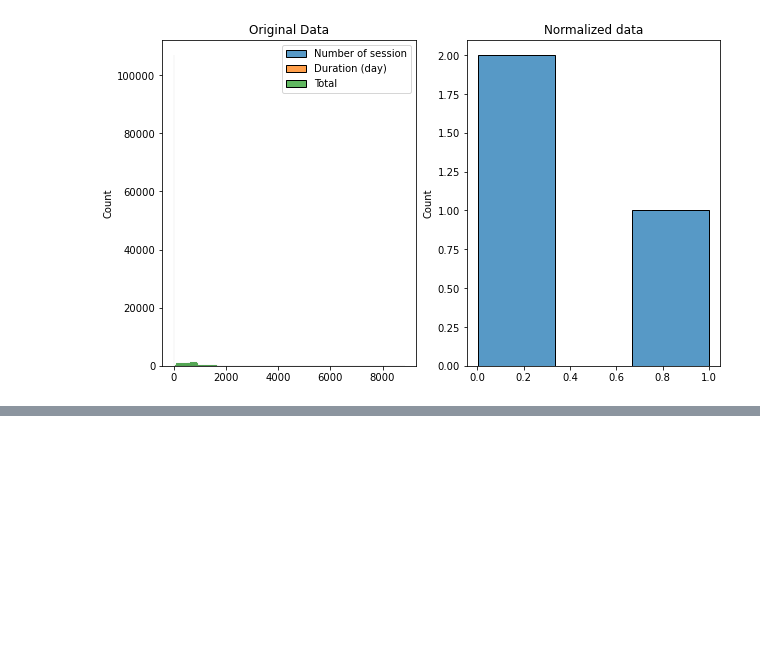
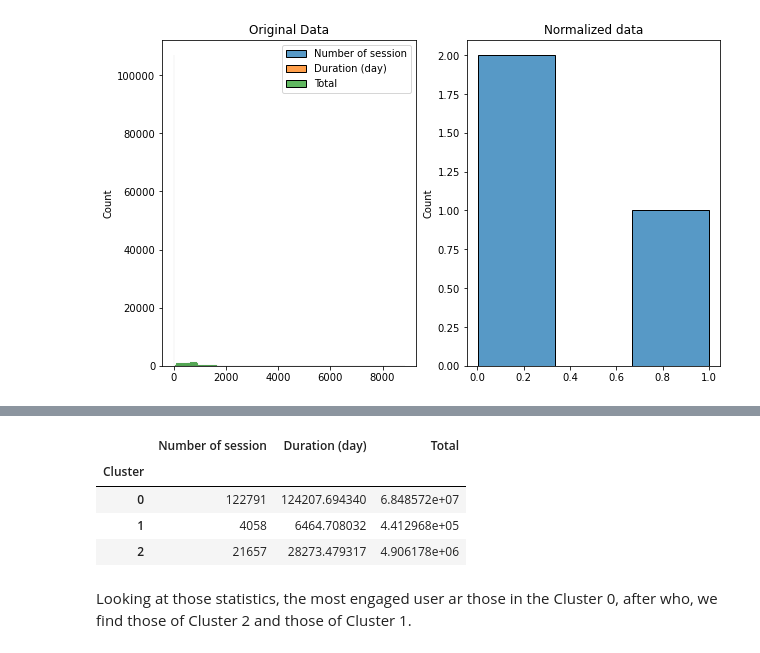
Before and after one commit to sidoine-dako/User-Analytics-Telecom-Industry, a Jupyter notebook: notebook/Task 2 - User Engagement analysis.ipynb, the cells around one changed output, grey strips where cells are left out. Saved outputs shown, nothing was run; the diff lists cells and outputs as text; code cells hidden in the pictures; blank space fills up the shorter version.

```diff
--- a/notebook/Task 2 - User Engagement analysis.ipynb
+++ b/notebook/Task 2 - User Engagement analysis.ipynb
@@ -202,0 +251,10 @@ dfKmeans = normalizer(dfKmeans)
+# %%
+dfKmeans.groupby('Cluster').sum()
+# %% [output]
+|  | Number of session | Duration (day) | Total |
+| Cluster |  |  |  |
+| 0 | 122791 | 124207.694340 | 6.848572e+07 |
+| 1 | 4058 | 6464.708032 | 4.412968e+05 |
+| 2 | 21657 | 28273.479317 | 4.906178e+06 |
+# %% [markdown]
+Looking at those statistics, the most engaged user ar those in the Cluster 0, after who, we find those of Cluster 2 and those of Cluster 1.
```
Also changed, not shown: parts of 5 cells of this notebook.
